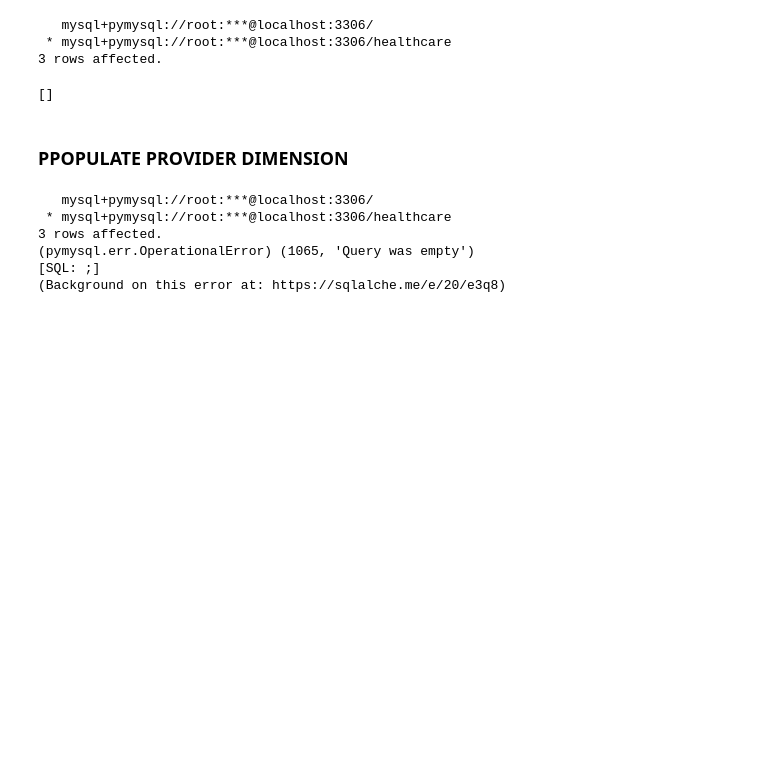
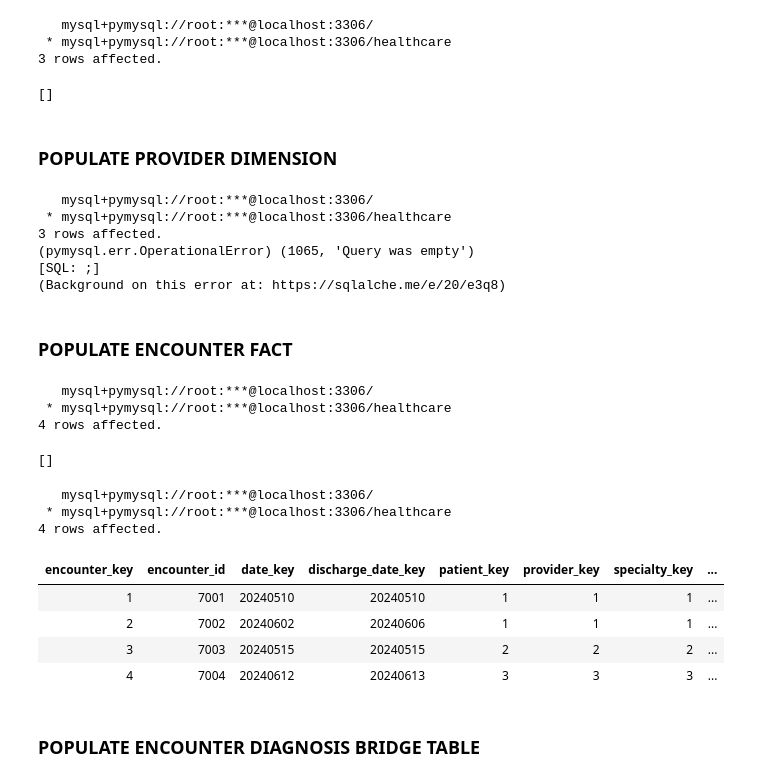
Before and after one commit to PercyAyimbilaNsolemna/Health_Analytics, a Jupyter notebook: Notebooks/healthcareAnalytics.ipynb, the cells around one changed output. Drawn from its saved outputs; the diff is of its cells as text; code cells hidden in the pictures; blank space fills up the shorter version.

Commit message:
Add sql statement to load the encounter fact table using the dimension tables.

```diff
--- a/Notebooks/healthcareAnalytics.ipynb
+++ b/Notebooks/healthcareAnalytics.ipynb
@@ -809,7 +809,7 @@ populatePatientDimContent = read_sql_file(project_root / "OLAP" / "ETL" / "Dimen
 3 rows affected.
 []
 # %% [markdown]
-### **PPOPULATE PROVIDER DIMENSION**
+### **POPULATE PROVIDER DIMENSION**
 # %%
 #Reads the sql script
 populateProviderDimContent = read_sql_file(project_root / "OLAP" / "ETL" / "Dimensions" / "populateProviderDim.sql")
@@ -823,3 +823,31 @@ populateProviderDimContent = read_sql_file(project_root / "OLAP" / "ETL" / "Dime
 (pymysql.err.OperationalError) (1065, 'Query was empty')
 [SQL: ;]
 (Background on this error at: https://sqlalche.me/e/20/e3q8)
+# %% [markdown]
+### **POPULATE ENCOUNTER FACT**
+# %%
+#Reads the sql script
+populateEncounterFactContent = read_sql_file(project_root / "OLAP" / "ETL" / "Facts" / "populateEncounterFact.sql")
+
+#Creates the orders table
+%sql $populateEncounterFactContent;
+# %% [output]
+   mysql+pymysql://root:***@localhost:3306/
+ * mysql+pymysql://root:***@localhost:3306/healthcare
+4 rows affected.
+[]
+# %%
+%%sql
+
+SELECT * FROM fact_encounter;
+# %% [output]
+   mysql+pymysql://root:***@localhost:3306/
+ * mysql+pymysql://root:***@localhost:3306/healthcare
+4 rows affected.
+| encounter_key | encounter_id | date_key | discharge_date_key | patient_key | provider_key | specialty_key | ... |
+| 1 | 7001 | 20240510 | 20240510 | 1 | 1 | 1 | ... |
+| 2 | 7002 | 20240602 | 20240606 | 1 | 1 | 1 | ... |
+| 3 | 7003 | 20240515 | 20240515 | 2 | 2 | 2 | ... |
+| 4 | 7004 | 20240612 | 20240613 | 3 | 3 | 3 | ... |
+# %% [markdown]
+### **POPULATE ENCOUNTER DIAGNOSIS BRIDGE TABLE**
```
Also changed, not shown: 1 other file.
